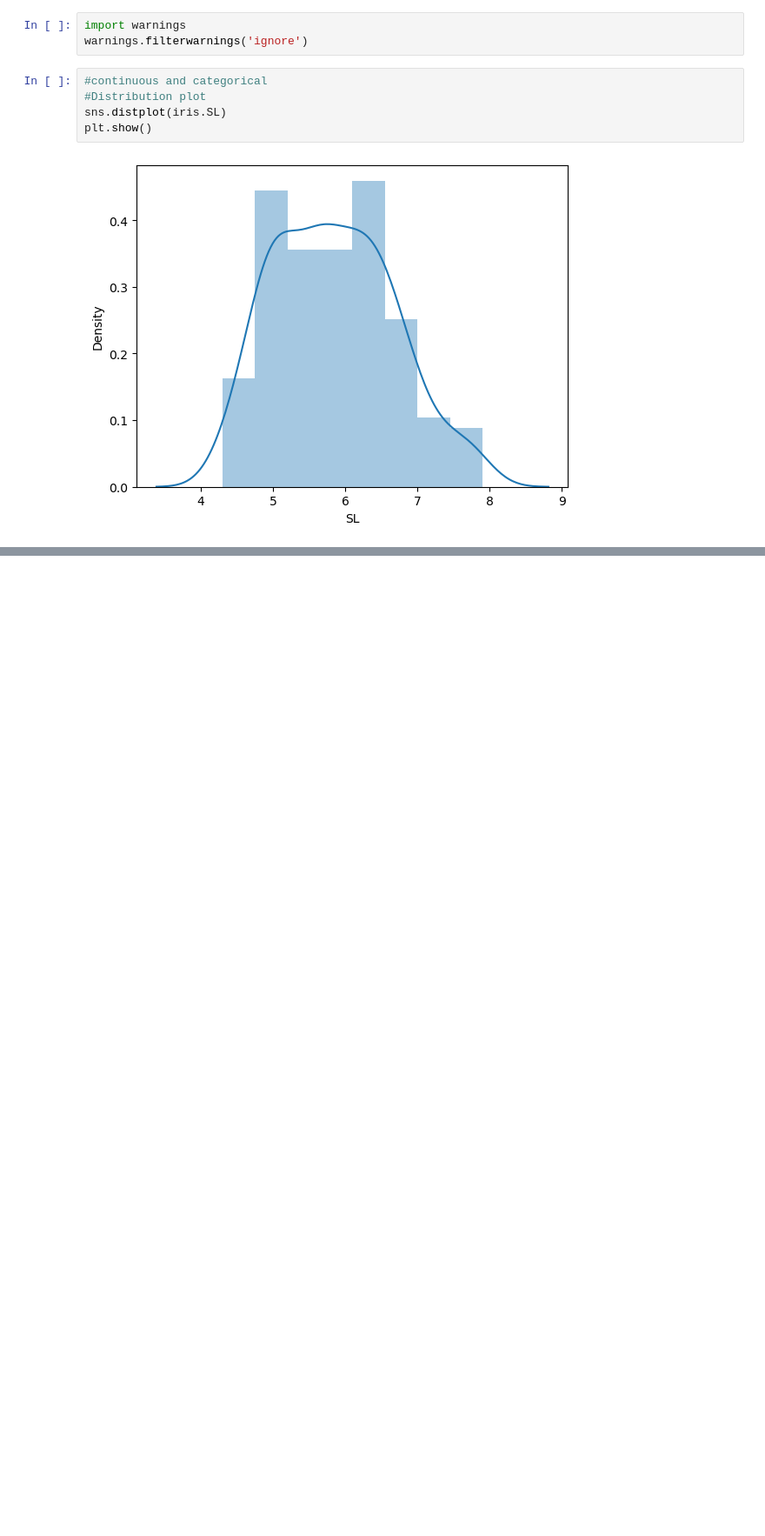
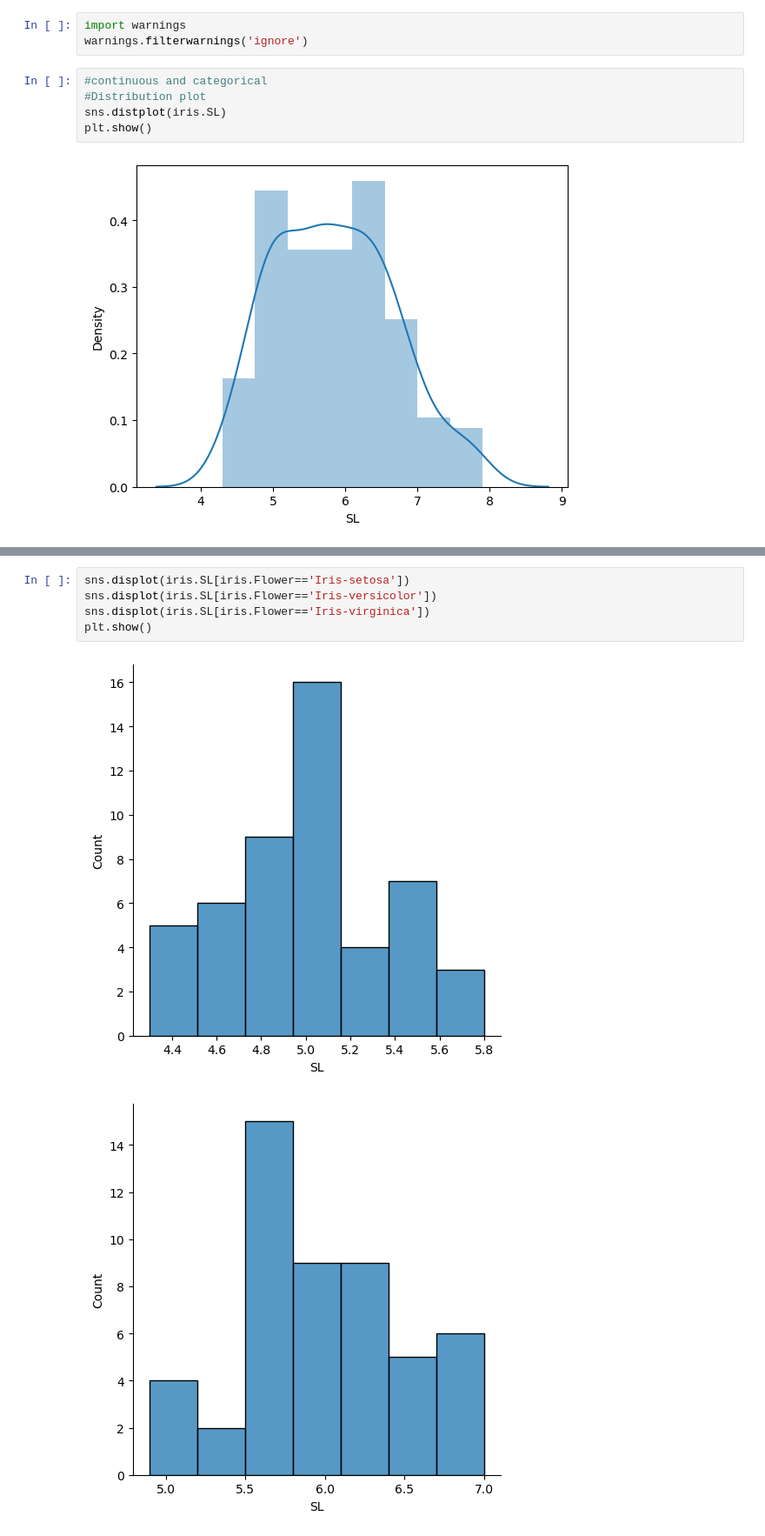
Before and after one commit to musharafaltaf/anacondaPractice, a Jupyter notebook: numpyexample.ipynb, the cells around one changed output, grey strips where cells are left out. Shown at 87% size. Drawn from its saved outputs; the diff is of its cells as text; blank space fills up the shorter version.

```diff
--- a/numpyexample.ipynb
+++ b/numpyexample.ipynb
@@ -1518,0 +1523,8 @@ plt.show()
+# %%
+sns.displot(iris.SL[iris.Flower=='Iris-setosa'])
+sns.displot(iris.SL[iris.Flower=='Iris-versicolor'])
+sns.displot(iris.SL[iris.Flower=='Iris-virginica'])
+plt.show()
+# %% [output]
+[figure, added]
+[figure, added]
```
Also changed, not shown: parts of 8 cells of this notebook.
